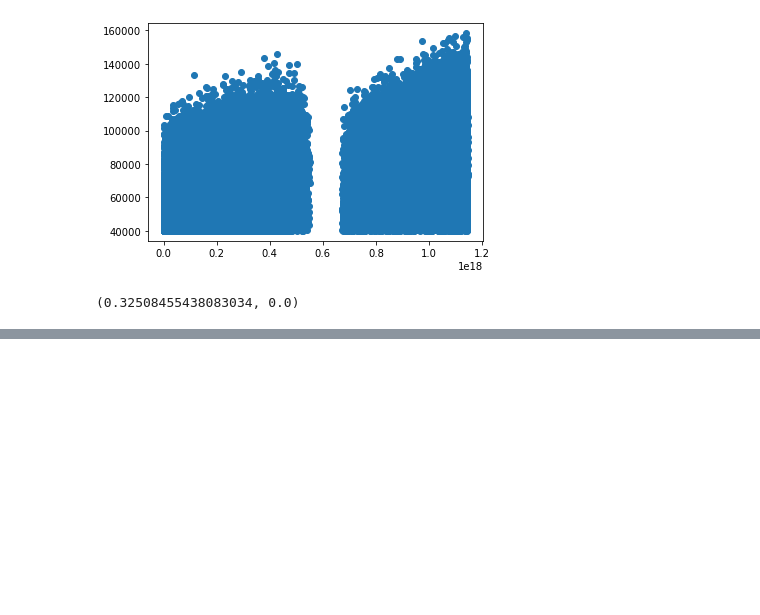
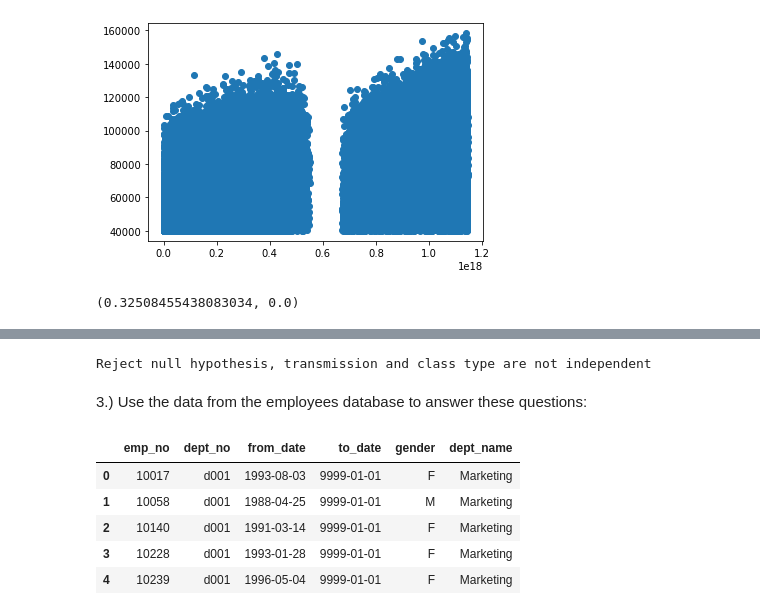
Before and after one commit to christophermayorga/stats, a Jupyter notebook: hypothesis_testing.ipynb, the cells around one changed output, grey strips where cells are left out. Cells and saved outputs as stored; diff of their text form; code cells hidden in the pictures; blank space fills up the shorter version.

```diff
--- a/hypothesis_testing.ipynb
+++ b/hypothesis_testing.ipynb
@@ -356,0 +451,27 @@ r, p
+# %%
+if p < a:
+    print("Reject null hypothesis, transmission and class type are not independent")
+else:
+    print("Fail to reject null hypothesis, transmission and class type are independent")
+# %% [output]
+Reject null hypothesis, transmission and class type are not independent
+# %% [markdown]
+3.) Use the data from the employees database to answer these questions:
+# %%
+url = get_db_url(user, host, password, 'employees')
+# %%
+employees = pd.read_sql("""select emp_no, dept_no, from_date, to_date, gender, dept_name
+from dept_emp
+join employees using(emp_no)
+join departments using(dept_no)
+where to_date > curdate() and dept_name IN ('Sales', 'Marketing')
+""",url)
+# %%
+employees.head()
+# %% [output]
+|  | emp_no | dept_no | from_date | to_date | gender | dept_name |
+| 0 | 10017 | d001 | 1993-08-03 | 9999-01-01 | F | Marketing |
+| 1 | 10058 | d001 | 1988-04-25 | 9999-01-01 | M | Marketing |
+| 2 | 10140 | d001 | 1991-03-14 | 9999-01-01 | F | Marketing |
+| 3 | 10228 | d001 | 1993-01-28 | 9999-01-01 | F | Marketing |
+| 4 | 10239 | d001 | 1996-05-04 | 9999-01-01 | F | Marketing |
```
Also changed, not shown: parts of 34 cells of this notebook.
